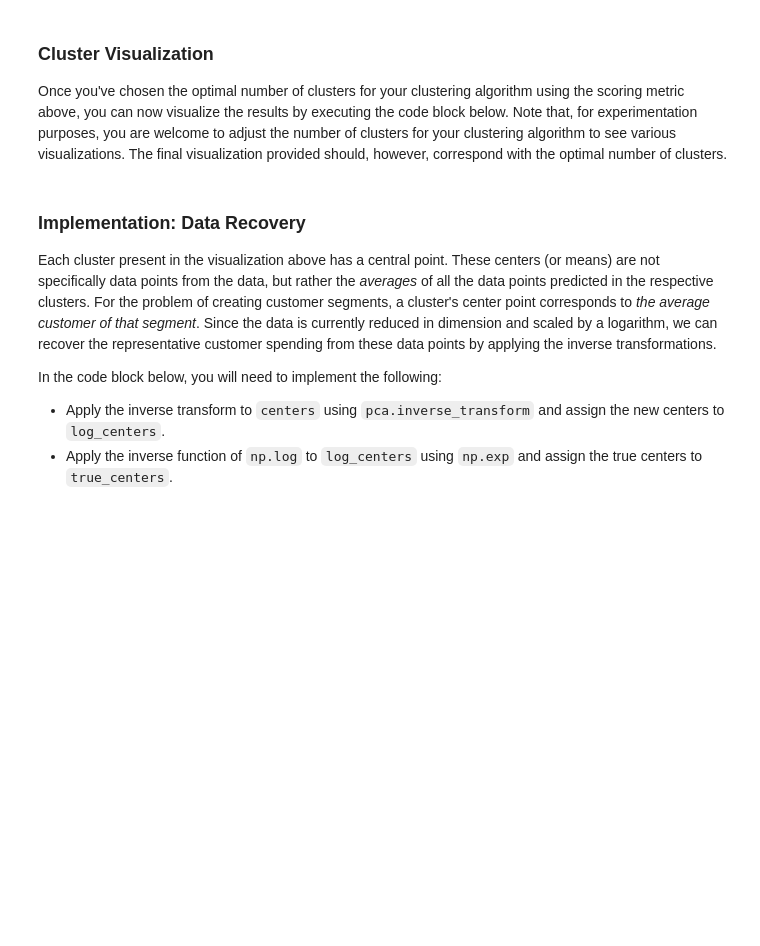
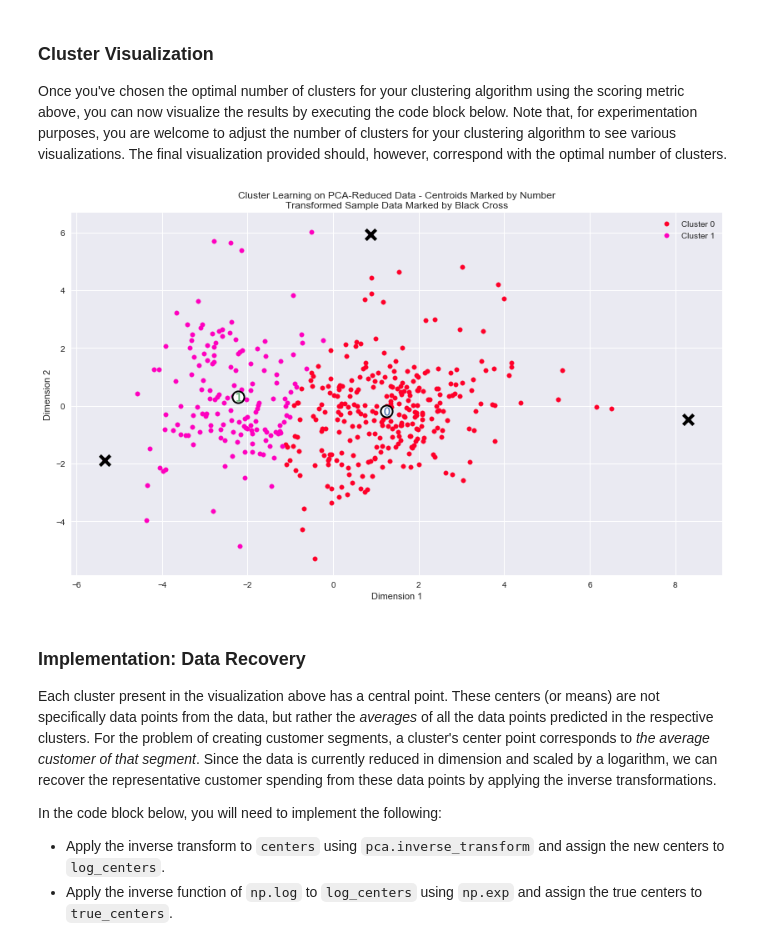
Before and after one commit to gjerome1991/Udacity-MLND, a Jupyter notebook: customer_segments/customer_segments.ipynb, the cells around one changed output. Drawn from its saved outputs; the diff is of its cells as text; code cells hidden in the pictures; blank space fills up the shorter version.

```diff
--- a/customer_segments/customer_segments.ipynb
+++ b/customer_segments/customer_segments.ipynb
@@ -121,7 +121,7 @@ random_state_2 = 1337
 X_train, X_test, y_train, y_test = train_test_split(new_data, grocery, test_size=0.25, random_state=random_state_1)
 
 # TODO: Create a decision tree regressor and fit it to the training set
-regressor = DecisionTreeRegressor(random_state=random_state * random_state_2)
+regressor = DecisionTreeRegressor(random_state=random_state_2)
 regressor.fit(X_train, y_train)
 
 # TODO: Report the score of the prediction using the testing set
@@ -464,17 +482,37 @@ In the code block below, you will need to implement the following:
  - Import `sklearn.metrics.silhouette_score` and calculate the silhouette score of `reduced_data` against `preds`.
    - Assign the silhouette score to `score` and print the result.
 # %%
+from sklearn.mixture import GaussianMixture
+from sklearn.metrics import silhouette_score
+
 # TODO: Apply your clustering algorithm of choice to the reduced data
-clusterer = None
 
-# TODO: Predict the cluster for each data point
-preds = None
 
-# TODO: Find the cluster centers
-centers = None
+best_score = 0.
+best_preds = []
+best_centers = []
+best_sample_preds = []
+best_n = 0
 
-# TODO: Predict the cluster for each transformed sample data point
-sample_preds = None
+for n_components in range(2, 8):
+    clusterer = GaussianMixture(n_components=n_components)
+    clusterer.fit(reduced_data)
 
-# TODO: Calculate the mean silhouette coefficient for the number of clusters chosen
-score = None
+    # TODO: Predict the cluster for each data point
+    preds = clusterer.predict(reduced_data)
+
+    # TODO: Find the cluster centers
+    centers = clusterer.means_
+
+    # TODO: Predict the cluster for each transformed sample data point
+    sample_preds = clusterer.predict(pca_samples)
+
+    # TODO: Calculate the mean silhouette coefficient for the number of clusters chosen
+    score = silhouette_score(reduced_data, preds)
+    if score > best_score:
+        best_score = score
+        best_preds = preds
+        best_centers = centers
+        best_n = n_components
+        best_sample_preds = sample_preds
+    print("{} clusters provide a silhouette coefficient of {}.".format(n_components, score))
@@ -490,7 +536,9 @@ score = None
 Once you've chosen the optimal number of clusters for your clustering algorithm using the scoring metric above, you can now visualize the results by executing the code block below. Note that, for experimentation purposes, you are welcome to adjust the number of clusters for your clustering algorithm to see various visualizations. The final visualization provided should, however, correspond with the optimal number of clusters.
 # %%
 # Display the results of the clustering from implementation
-vs.cluster_results(reduced_data, preds, centers, pca_samples)
+vs.cluster_results(reduced_data, best_preds, best_centers, pca_samples)
+# %% [output]
+[figure, added]
 # %% [markdown]
 ### Implementation: Data Recovery
 Each cluster present in the visualization above has a central point. These centers (or means) are not specifically data points from the data, but rather the *averages* of all the data points predicted in the respective clusters. For the problem of creating customer segments, a cluster's center point corresponds to *the average customer of that segment*. Since the data is currently reduced in dimension and scaled by a logarithm, we can recover the representative customer spending from these data points by applying the inverse transformations.
```
Also changed, not shown: parts of 23 cells of this notebook, 1 other file.
